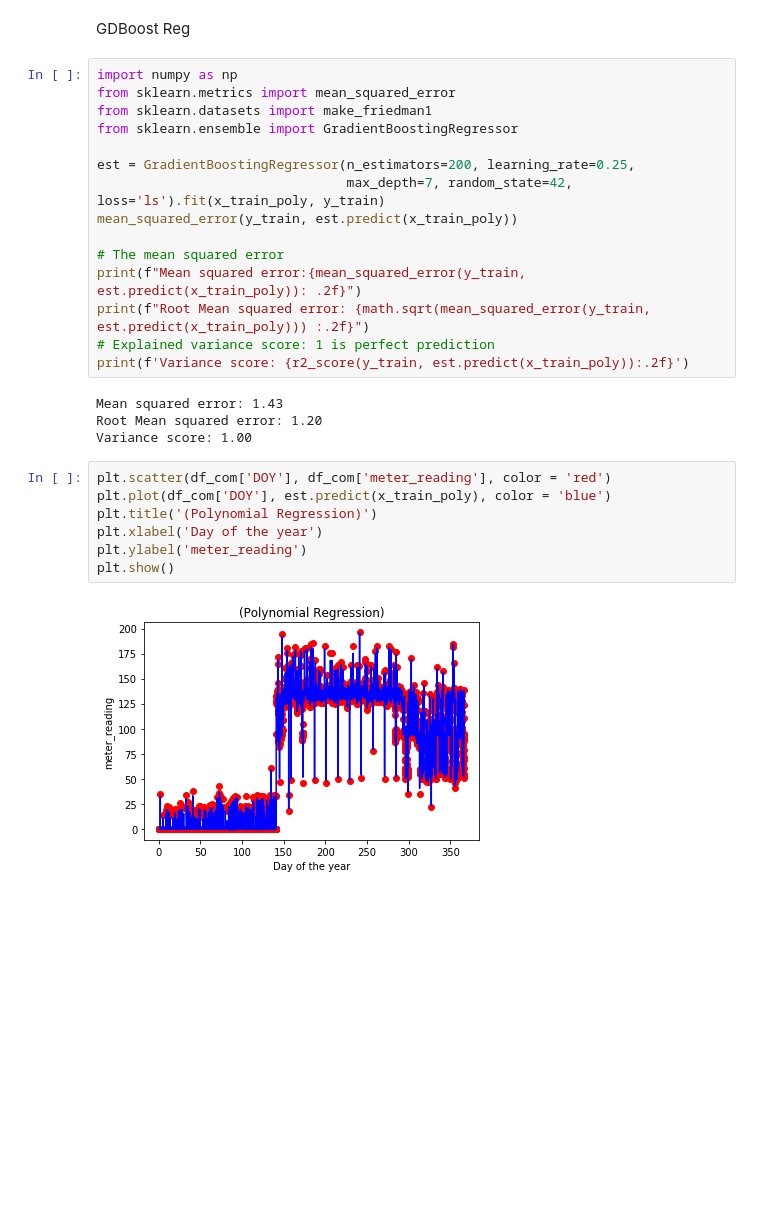
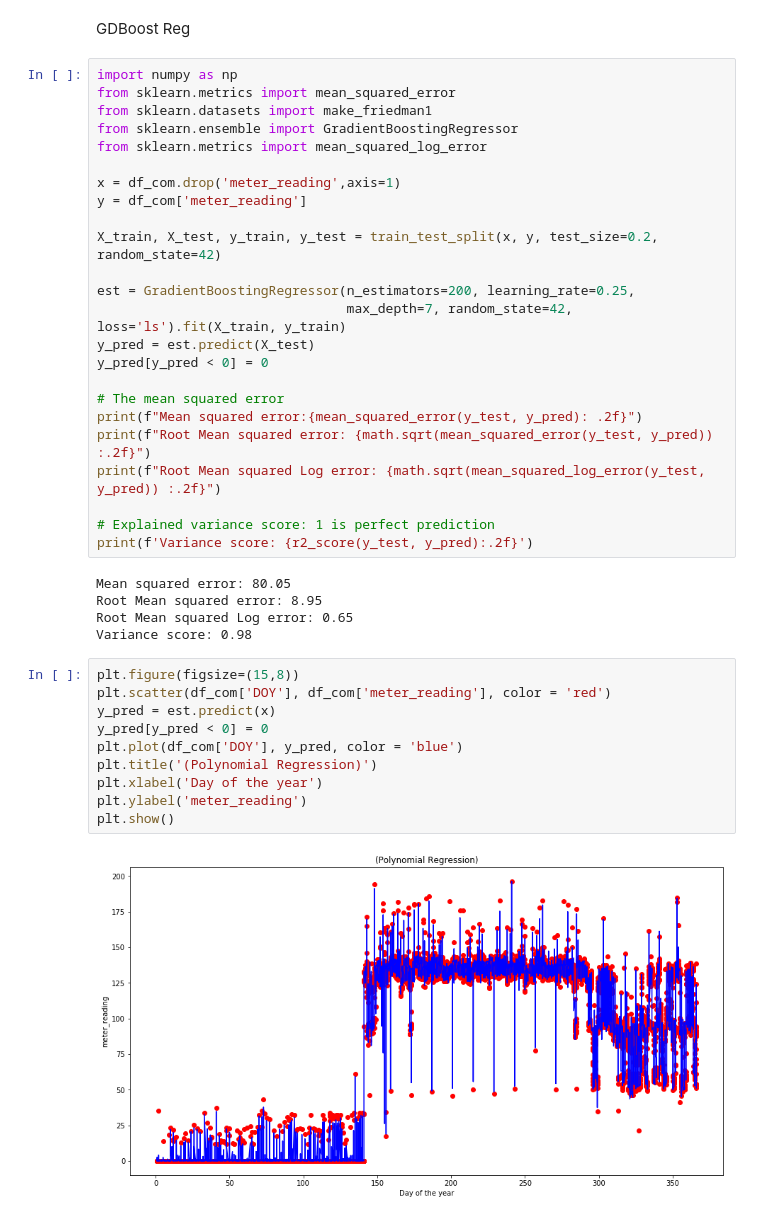
Before and after one commit to ravi-murugesan/ftds6, a Jupyter notebook: Energy_build1_GDB.ipynb, the cells around one changed output. Saved outputs shown, nothing was run; the diff lists cells and outputs as text; blank space fills up the shorter version.

```diff
--- a/Energy_build1_GDB.ipynb
+++ b/Energy_build1_GDB.ipynb
@@ -346,26 +427,39 @@ import numpy as np
 from sklearn.metrics import mean_squared_error
 from sklearn.datasets import make_friedman1
 from sklearn.ensemble import GradientBoostingRegressor
+from sklearn.metrics import mean_squared_log_error
+
+x = df_com.drop('meter_reading',axis=1)
+y = df_com['meter_reading']
+
+X_train, X_test, y_train, y_test = train_test_split(x, y, test_size=0.2, random_state=42)
 
 est = GradientBoostingRegressor(n_estimators=200, learning_rate=0.25,
-                                max_depth=7, random_state=42, loss='ls').fit(x_train_poly, y_train)
-mean_squared_error(y_train, est.predict(x_train_poly))
+                                max_depth=7, random_state=42, loss='ls').fit(X_train, y_train)
+y_pred = est.predict(X_test)
+y_pred[y_pred < 0] = 0
 
 # The mean squared error
-print(f"Mean squared error:{mean_squared_error(y_train, est.predict(x_train_poly)): .2f}")
-print(f"Root Mean squared error: {math.sqrt(mean_squared_error(y_train, est.predict(x_train_poly))) :.2f}")
+print(f"Mean squared error:{mean_squared_error(y_test, y_pred): .2f}")
+print(f"Root Mean squared error: {math.sqrt(mean_squared_error(y_test, y_pred)) :.2f}")
+print(f"Root Mean squared Log error: {math.sqrt(mean_squared_log_error(y_test, y_pred)) :.2f}")
+
 # Explained variance score: 1 is perfect prediction
-print(f'Variance score: {r2_score(y_train, est.predict(x_train_poly)):.2f}')
+print(f'Variance score: {r2_score(y_test, y_pred):.2f}')
 # %% [output]
-Mean squared error: 1.43
-Root Mean squared error: 1.20
-Variance score: 1.00
+Mean squared error: 80.05
+Root Mean squared error: 8.95
+Root Mean squared Log error: 0.65
+Variance score: 0.98
 # %%
+plt.figure(figsize=(15,8))
 plt.scatter(df_com['DOY'], df_com['meter_reading'], color = 'red')
-plt.plot(df_com['DOY'], est.predict(x_train_poly), color = 'blue')
+y_pred = est.predict(x)
+y_pred[y_pred < 0] = 0
+plt.plot(df_com['DOY'], y_pred, color = 'blue')
 plt.title('(Polynomial Regression)')
 plt.xlabel('Day of the year')
 plt.ylabel('meter_reading')
 plt.show()
 # %% [output]
-[figure, old version]
+[figure, new version]
```
Also changed, not shown: parts of 10 cells of this notebook.
